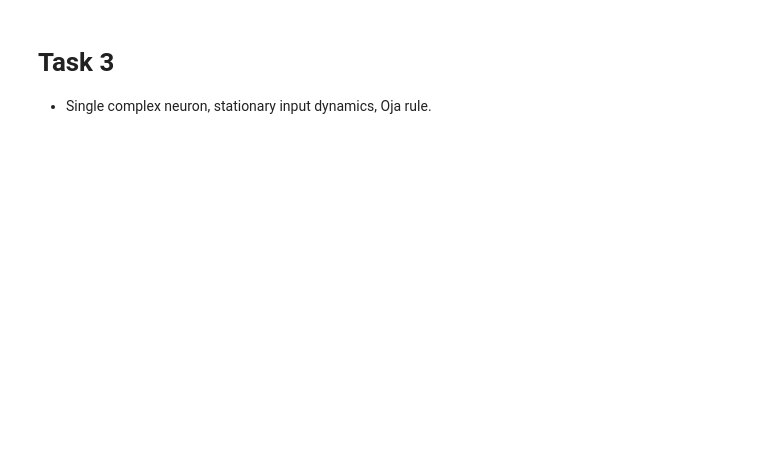
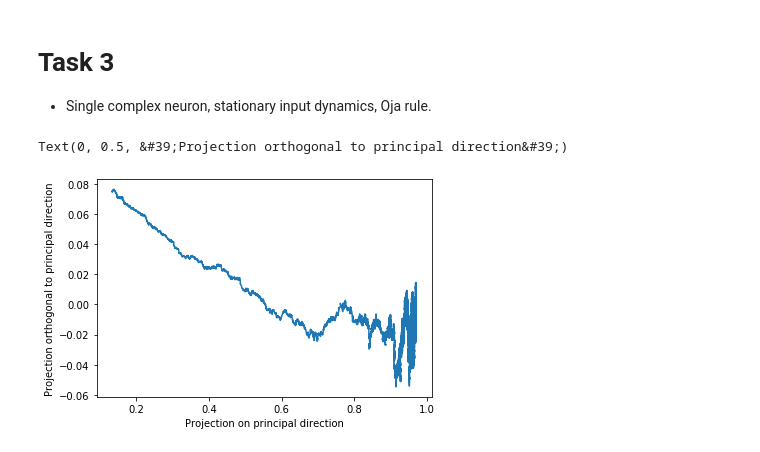
Before and after one commit to sebwyh/complex-synapse, a Jupyter notebook: task3.ipynb, the cells around one changed output. Cells and saved outputs as stored; diff of their text form; code cells hidden in the pictures; blank space fills up the shorter version.

```diff
--- a/task3.ipynb
+++ b/task3.ipynb
@@ -75,3 +84,11 @@ w_para_y_history = w_para_y_history.squeeze()
+# %%
+f0 = plt.figure(0)
+plt.plot(w_para_y_history, w_orthog_y_history)
+plt.xlabel('Projection on principal direction')
+plt.ylabel('Projection orthogonal to principal direction')
+# %% [output]
+Text(0, 0.5, &#39;Projection orthogonal to principal direction&#39;)
+[figure, added]
 # %%
 f1 = plt.figure(1)
 plt.plot(np.arange(0, T, dt), w_norm_history)
```
Also changed, not shown: parts of 4 cells of this notebook.
